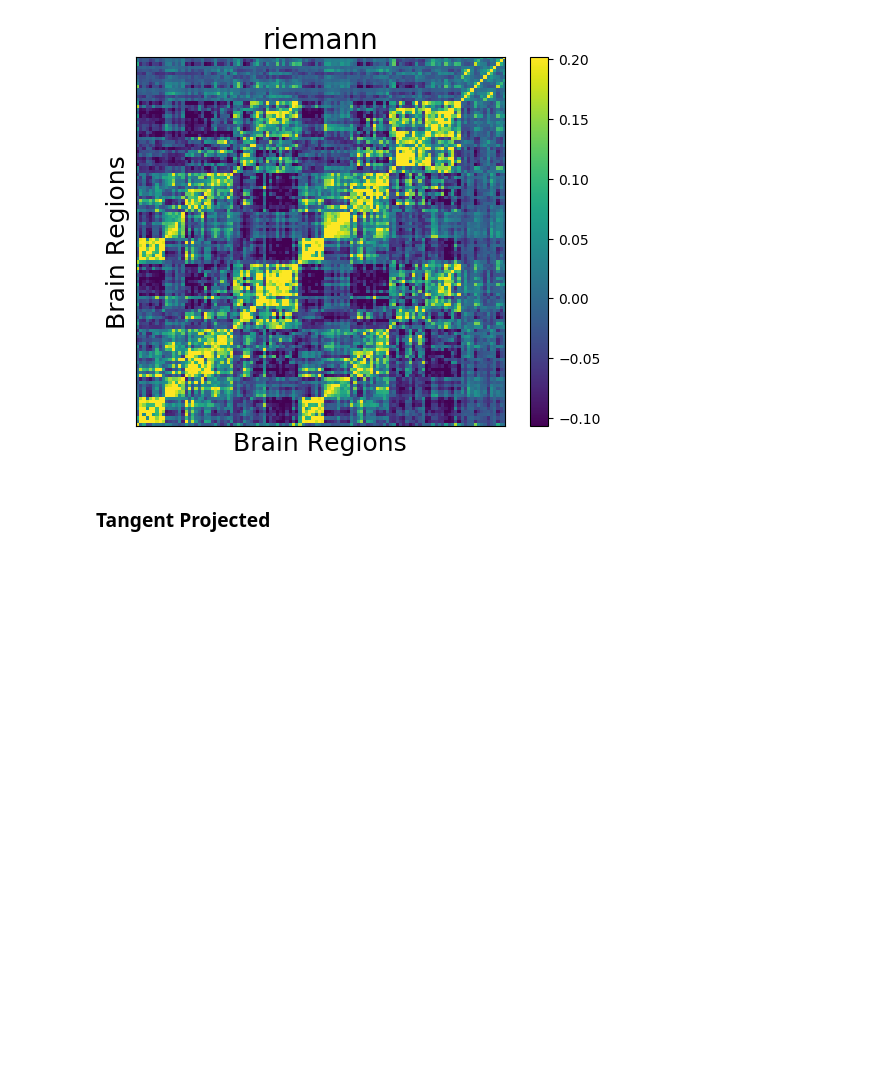
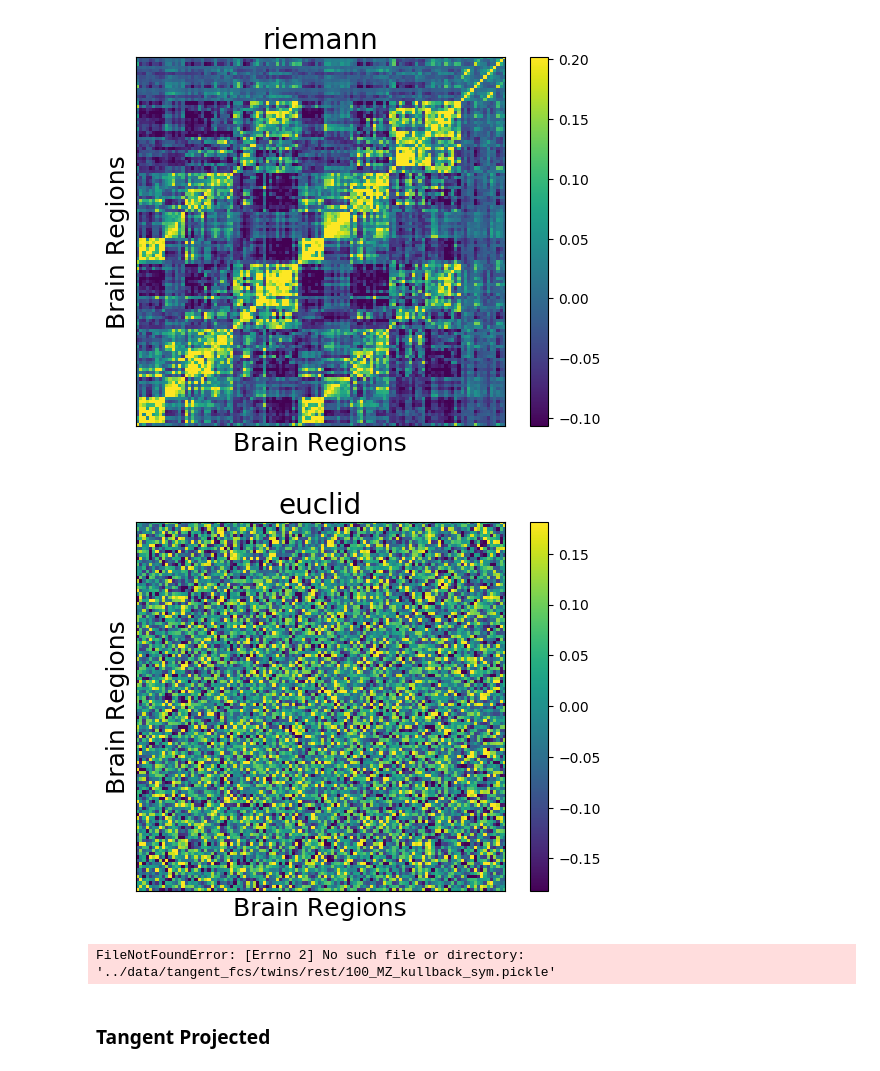
Before and after one commit to mwang29/fmri_learning, a Jupyter notebook: results/Data Visualizations.ipynb, the cells around one changed output. Saved outputs shown, nothing was run; the diff lists cells and outputs as text; code cells hidden in the pictures; blank space fills up the shorter version.

```diff
--- a/results/Data Visualizations.ipynb
+++ b/results/Data Visualizations.ipynb
@@ -122,13 +122,17 @@ def get_glasser():
     del test, retest
     return all_FC, nSubj
 
-def get_schaefer(parc, ref='none'):
+def get_schaefer(parc, ref='none', twins=False):
     if ref.lower() == 'none':
-        with open(f'../data/schaefer{parc}.pickle', 'rb') as f:
+        with open(f'../data/schaefer/schaefer{parc}.pickle', 'rb') as f:
             all_FC = pickle.load(f)
     else:
-        with open(f'../data/tangent_fcs/schaefer{parc}_{ref}.pickle', 'rb') as f:
-            all_FC = pickle.load(f)
+        if twins is True:
+            with open(f'../data/tangent_fcs/twins/rest/100_MZ_{ref}.pickle', 'rb') as f:
+                all_FC = pickle.load(f)
+        else:
+            with open(f'../data/tangent_fcs/schaefer{parc}_{ref}.pickle', 'rb') as f:
+                all_FC = pickle.load(f)
     nSubj = int(all_FC.shape[0]/16)
     return all_FC, nSubj
 # %% [markdown]
@@ -421,6 +425,26 @@ Importing all correlation matrices... All FCs successfully loaded!
 riemann
 Adding regularization!
 [figure]
+# %%
+for ref in ['euclid', 'kullback_sym', 'harmonic', 'logeuclid', 'riemann']:
+    all_FC, nSubj = get_schaefer(100, ref, twins=True)
+    plt.style.use('default')
+    sampleFC = all_FC[0]
+    plt.imshow(sampleFC,origin='lower')
+    plt.ylabel('Brain Regions')
+    plt.xlabel('Brain Regions')
+    plt.colorbar()
+    plt.clim(np.percentile(sampleFC, 5), np.percentile(sampleFC, 95))
+    plt.xticks([], [])
+    plt.yticks([],[])
+    plt.title(f'{ref}', fontdict = {'fontsize' : 20})
+    plt.ylabel('Brain Regions',fontdict = {'fontsize' : 18})
+    plt.xlabel('Brain Regions',fontdict = {'fontsize' : 18})
+    plt.savefig(f'../results/projected_{ref}.eps', bbox_inches='tight')
+    plt.show()
+# %% [output]
+[figure, added]
+FileNotFoundError: [Errno 2] No such file or directory: '../data/tangent_fcs/twins/rest/100_MZ_kullback_sym.pickle'
 # %% [markdown]
 ### Tangent Projected
 # %%
```
Also changed, not shown: parts of 1 cell of this notebook, 7 other files.
